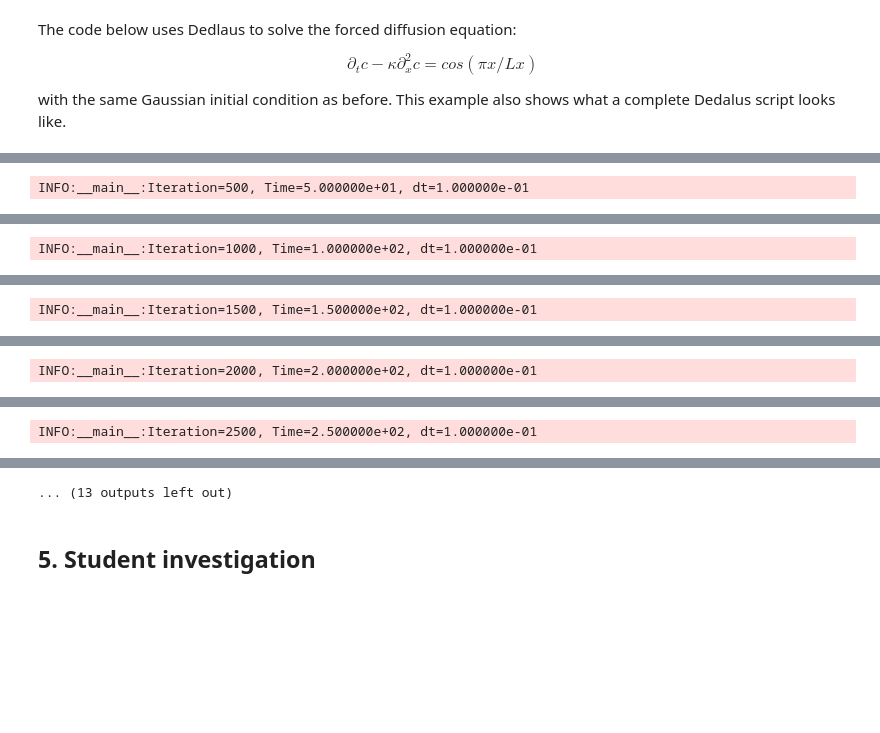
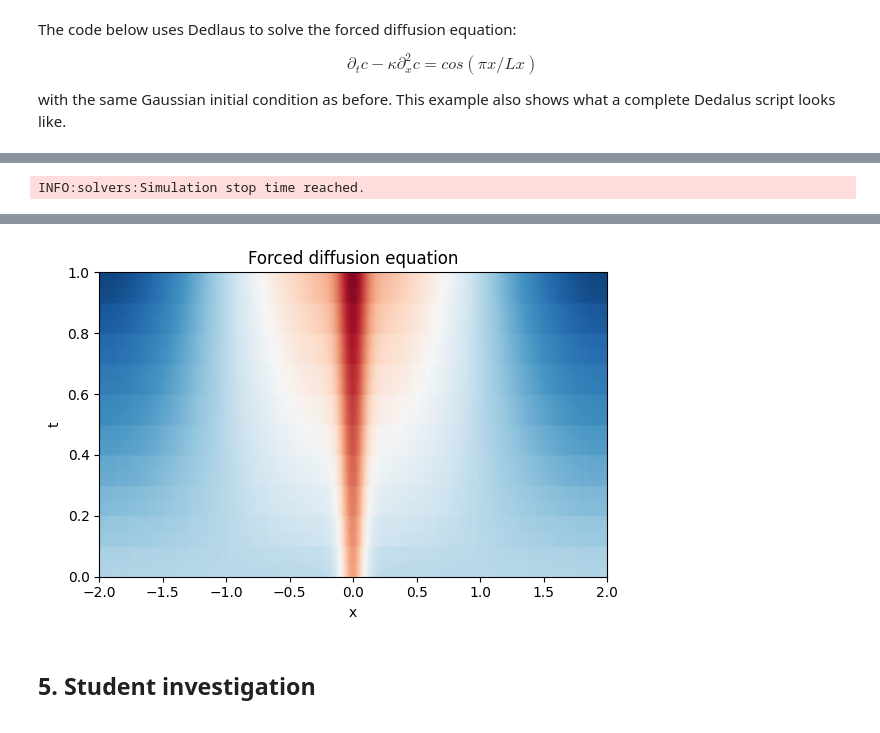
Before and after one commit to Joanna-gittry/QCES, a Jupyter notebook: Project1_dedalus.ipynb, the cells around one changed output, grey strips where cells are left out. Saved outputs shown, nothing was run; the diff lists cells and outputs as text; code cells hidden in the pictures; blank space fills up the shorter version.

```diff
--- a/Project1_dedalus.ipynb
+++ b/Project1_dedalus.ipynb
@@ -304,7 +304,7 @@ logger = logging.getLogger(__name__)
 Nx = 1024 # The number of gridpoints. Note that Fourier transforms are more efficient if this is a power of 2
 Lx = 2; # The domain size in x.  This should be large enough so that the solution goes to zero at the endpoints.
 x_start=-Lx; x_end=Lx # The starting and ending bounds on x
-kappa = 0.01 # set the diffusivity
+kappa = 0.001 # set the diffusivity
 
 # Create an x-coordinate, a corresponding basis, and a distributor
 xcoord = dedalus.Coordinate('x')
@@ -361 +361 @@ INFO:subsystems:Building subproblem matrices 1/1 (~100%) Elapsed: 0s, Remaining:
-INFO:__main__:Iteration=500, Time=5.000000e+01, dt=1.000000e-01
+INFO:solvers:Simulation stop time reached.
@@ -363 +362,0 @@ INFO:__main__:Iteration=500, Time=5.000000e+01, dt=1.000000e-01
-INFO:__main__:Iteration=1000, Time=1.000000e+02, dt=1.000000e-01
@@ -365 +362,0 @@ INFO:__main__:Iteration=1000, Time=1.000000e+02, dt=1.000000e-01
-INFO:__main__:Iteration=1500, Time=1.500000e+02, dt=1.000000e-01
@@ -367 +362,0 @@ INFO:__main__:Iteration=1500, Time=1.500000e+02, dt=1.000000e-01
-INFO:__main__:Iteration=2000, Time=2.000000e+02, dt=1.000000e-01
@@ -369 +362,0 @@ INFO:__main__:Iteration=2000, Time=2.000000e+02, dt=1.000000e-01
-INFO:__main__:Iteration=2500, Time=2.500000e+02, dt=1.000000e-01
@@ -371,4 +363,4 @@ INFO:__main__:Iteration=2500, Time=2.500000e+02, dt=1.000000e-01
-... (13 outputs left out)
+[figure, added]
 # %% [markdown]
 ## 5. Student investigation
 <a id='student_investigation'></a>
```
Also changed, not shown: parts of 4 cells of this notebook.
